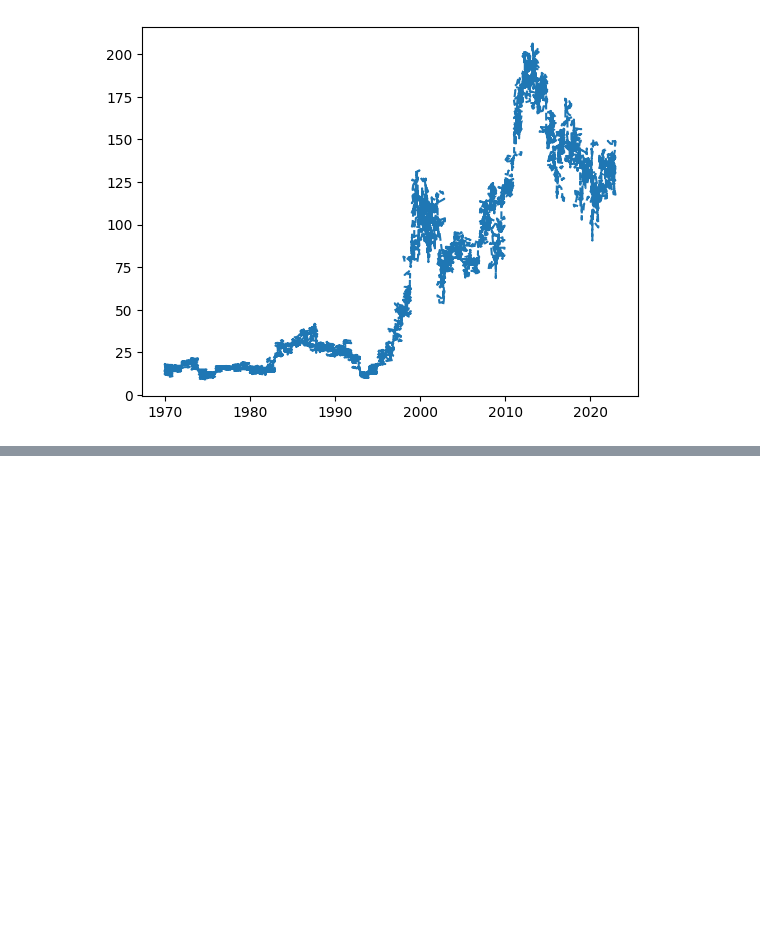
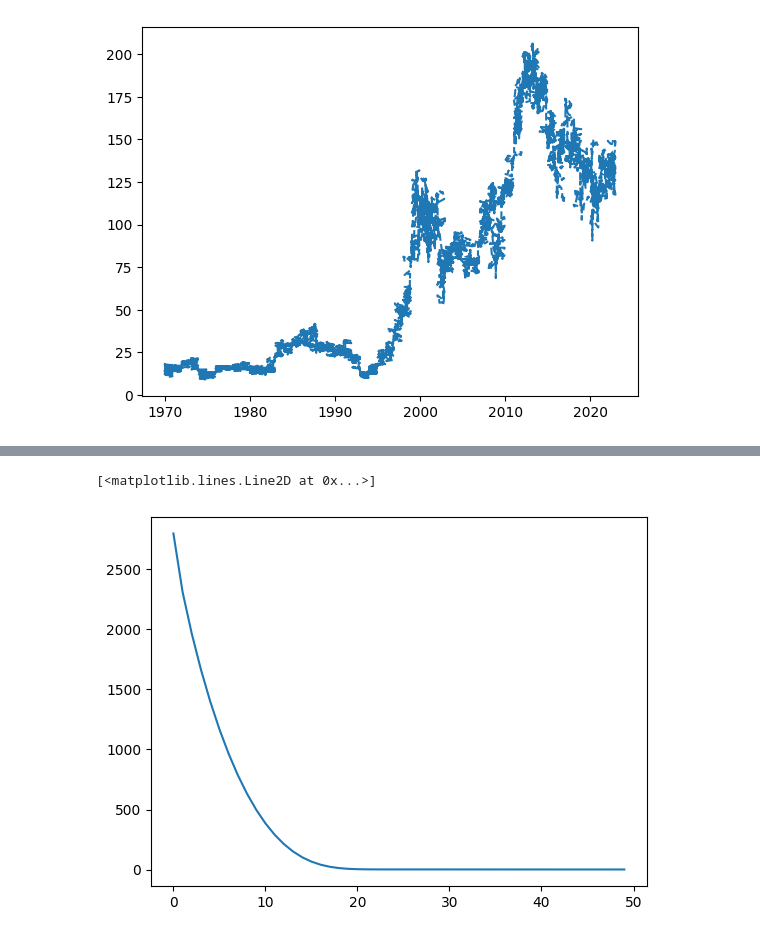
Before and after one commit to aryamanpandya99/RecurrentNetworks, a Jupyter notebook: RNN_from_scratch/simple_RNN.ipynb, the cells around one changed output, grey strips where cells are left out. Saved outputs shown, nothing was run; the diff lists cells and outputs as text; code cells hidden in the pictures; blank space fills up the shorter version.

Commit message:
Trained model

```diff
--- a/RNN_from_scratch/simple_RNN.ipynb
+++ b/RNN_from_scratch/simple_RNN.ipynb
@@ -152,7 +158,7 @@ def load_data(stock, sequence_length):
 ibm_df = pd.read_csv('IBM.csv')
 ibm_df['Date'] = pd.to_datetime(ibm_df['Date'])
 ibm_df.set_index('Date',inplace=True)
-
+ibm_df = ibm_df[['Close']]
 
 # Get the number of rows in the DataFrame
 num_rows = ibm_df.shape[0]
@@ -217,7 +212,7 @@ test_set = torch.utils.data.TensorDataset(x_test,y_test)
 NUM_EPOCHS = 50
 BATCH_SIZE = 30
 LEARNING_RATE = 3e-4
-INPUT_DIM = 6
+INPUT_DIM = 1
 OUTPUT_DIM = 1
 HIDDEN_DIM = 32
 # %%
@@ -237,7 +232,7 @@ device = torch.device("cuda" if torch.cuda.is_available() else "cpu")
 # %%
 model = model.to(device)
 # %%
-train(model=model, data_loader=train_loader, loss_function=torch.nn.functional.cross_entropy, optim=optimizer, epochs=NUM_EPOCHS, device=device)
+losses = train(model=model, data_loader=train_loader, loss_function=torch.nn.MSELoss(size_average=True), optim=optimizer, epochs=NUM_EPOCHS, device=device)
 # %% [output]
 Epoch 1 / 50
 ----------
@@ -248,0 +257,7 @@ RuntimeError: Expected all tensors to be on the same device, but found at least
+# %%
+losses = [loss.cpu().detach().numpy() for loss in losses]
+# %%
+plt.plot(losses)
+# %% [output]
+[<matplotlib.lines.Line2D at 0x...>]
+[figure, added]
```
Also changed, not shown: parts of 9 cells of this notebook.
